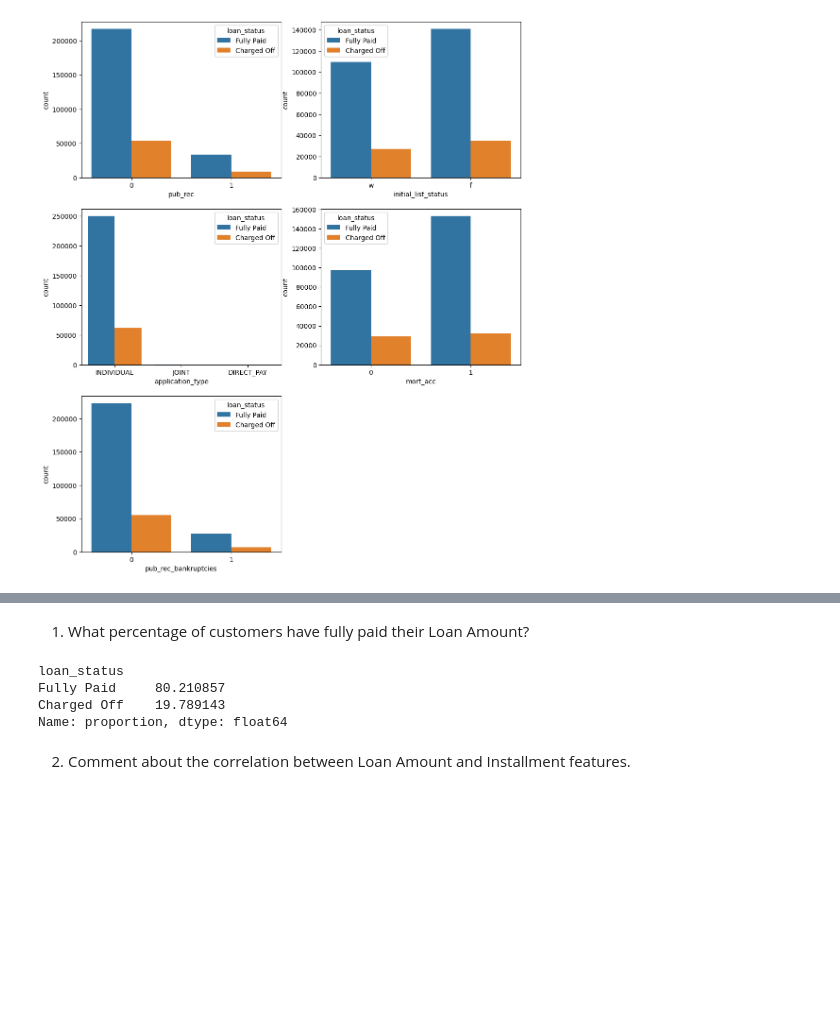
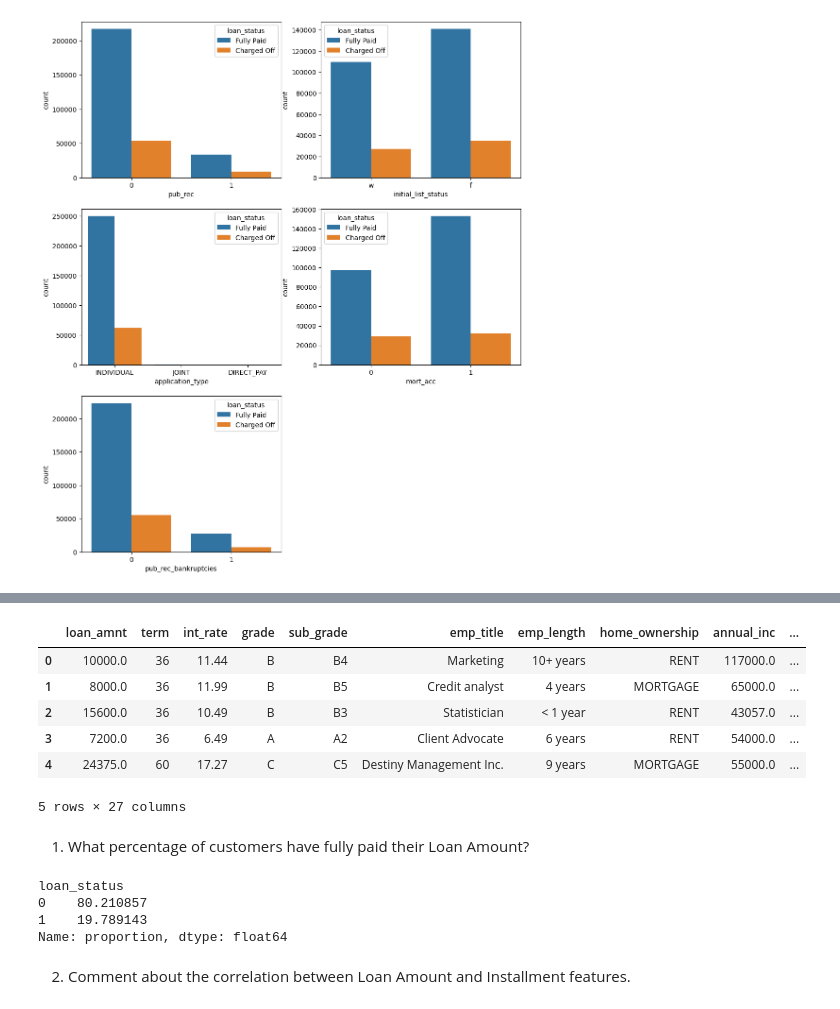
Before and after one commit to Rhy-Shah/ML, a Jupyter notebook: LoanTap/loantap.ipynb, the cells around one changed output, grey strips where cells are left out. Cells and saved outputs as stored; diff of their text form; code cells hidden in the pictures; blank space fills up the shorter version.

```diff
--- a/LoanTap/loantap.ipynb
+++ b/LoanTap/loantap.ipynb
@@ -338,0 +362,20 @@ plt.show()
+# %%
+# Converting term values to numerical val
+term_values={' 36 months': 36, ' 60 months':60}
+df['term'] = df.term.map(term_values)
+
+# Mapping the target variable
+df['loan_status'] = df.loan_status.map({'Fully Paid':0, 'Charged Off':1})
+
+# Initial List Status
+df['initial_list_status'].unique()
+np.array(['w', 'f'], dtype=object)
+list_status = {'w': 0, 'f': 1}
+df['initial_list_status'] = df.initial_list_status.map(list_status)
+
+# Let's fetch ZIP from address and then drop the remaining details -
+df['zip_code'] = df.address.apply(lambda x: x[-5:])
+df['zip_code'].value_counts(normalize=True)*100
+
+for i in df.columns:
+    print(i, '-->> ', df[i].unique(), '\n')
@@ -339,11 +400,21 @@ plt.show()
+# %%
+df.head()
+# %% [output]
+|  | loan_amnt | term | int_rate | grade | sub_grade | emp_title | emp_length | home_ownership | annual_inc | ... |
+| 0 | 10000.0 | 36 | 11.44 | B | B4 | Marketing | 10+ years | RENT | 117000.0 | ... |
+| 1 | 8000.0 | 36 | 11.99 | B | B5 | Credit analyst | 4 years | MORTGAGE | 65000.0 | ... |
+| 2 | 15600.0 | 36 | 10.49 | B | B3 | Statistician | < 1 year | RENT | 43057.0 | ... |
+| 3 | 7200.0 | 36 | 6.49 | A | A2 | Client Advocate | 6 years | RENT | 54000.0 | ... |
+| 4 | 24375.0 | 60 | 17.27 | C | C5 | Destiny Management Inc. | 9 years | MORTGAGE | 55000.0 | ... |
+5 rows × 27 columns
 # %% [markdown]
 1. What percentage of customers have fully paid their Loan Amount?
 # %%
 df ['loan_status'].value_counts(normalize=True)*100
 # %% [output]
 loan_status
-Fully Paid     80.210857
-Charged Off    19.789143
+0    80.210857
+1    19.789143
 Name: proportion, dtype: float64
 # %% [markdown]
 2. Comment about the correlation between Loan Amount and Installment features.
```
Also changed, not shown: parts of 3 cells of this notebook.
